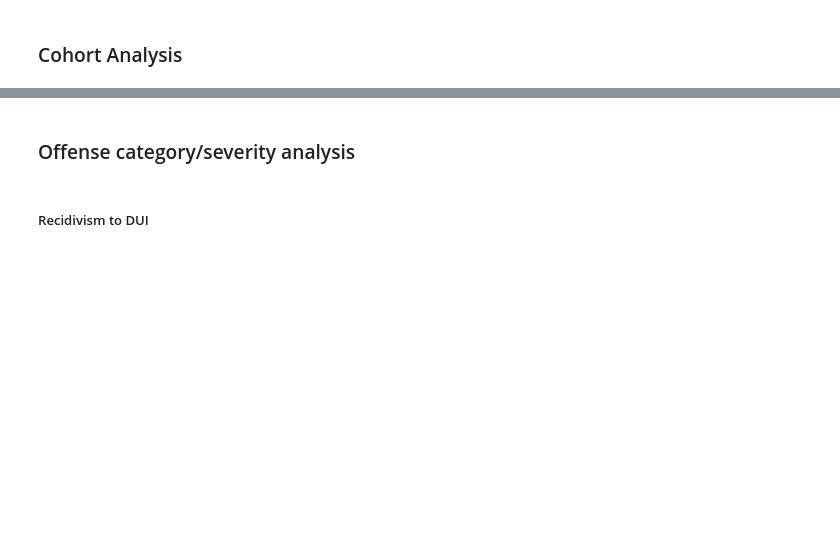
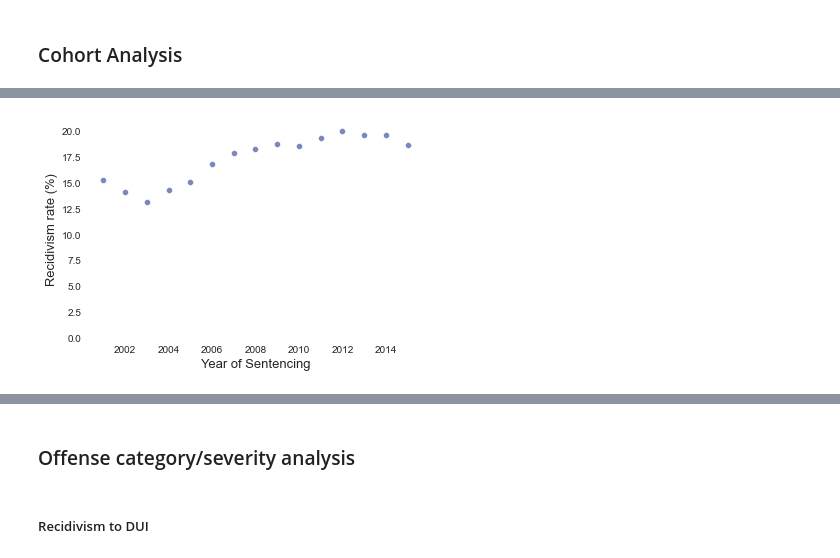
Before and after one commit to aud-z/PA_sentencing, a Jupyter notebook: initial_analyses.ipynb, the cells around one changed output, grey strips where cells are left out. Saved outputs shown, nothing was run; the diff lists cells and outputs as text; code cells hidden in the pictures; blank space fills up the shorter version.

```diff
--- a/initial_analyses.ipynb
+++ b/initial_analyses.ipynb
@@ -40,10 +40,9 @@ dtype: object
 # %%
 sns.set_style(style='white')
 #palette = ['#9398f2', '#F29398',  '#ffcf6f']
-palette = ['#7B86BD', '#FFE347', '#F07B46', '#9EE493' ]
-# #EF767A' 7B86BD purple  EF7B45
+palette = ['#7B86BD', '#FFE347', '#F07B46', '#67E6AC', '#15B5FF' ]
+race_palette = ['#7B86BD', '#FFE347', '#D3D3D3']
 sns.set_palette(palette)
-#label_color = '#242728'
 # %%
 fig, ax = plt.subplots(figsize=(14, 7))
 
@@ -92,0 +117,2 @@ Name: RECIDIVISM_3Y, dtype: float64
+# %%
+recidivism_by_yos = recidivism_df.groupby(by='YOS')['RECIDIVISM_3Y'].sum().div(recidivism_df.groupby(by='YOS')['RECIDIVISM_3Y'].count()) * 100
@@ -93 +139,11 @@ Name: RECIDIVISM_3Y, dtype: float64
+# %%
+fig, ax = plt.subplots()
+p = sns.scatterplot(data = recidivism_by_yos.loc[:2015])
+sns.despine(top=True, right=True, left=True, bottom=True)
+p.set_xlabel('Year of Sentencing', fontsize=13)
+p.set_ylabel('Recidivism rate (%)', fontsize=13)
+ax.set_ylim(0, 21)
+plt.show()
+# %% [output]
+[figure, added]
 # %%
```
Also changed, not shown: parts of 82 cells of this notebook.
